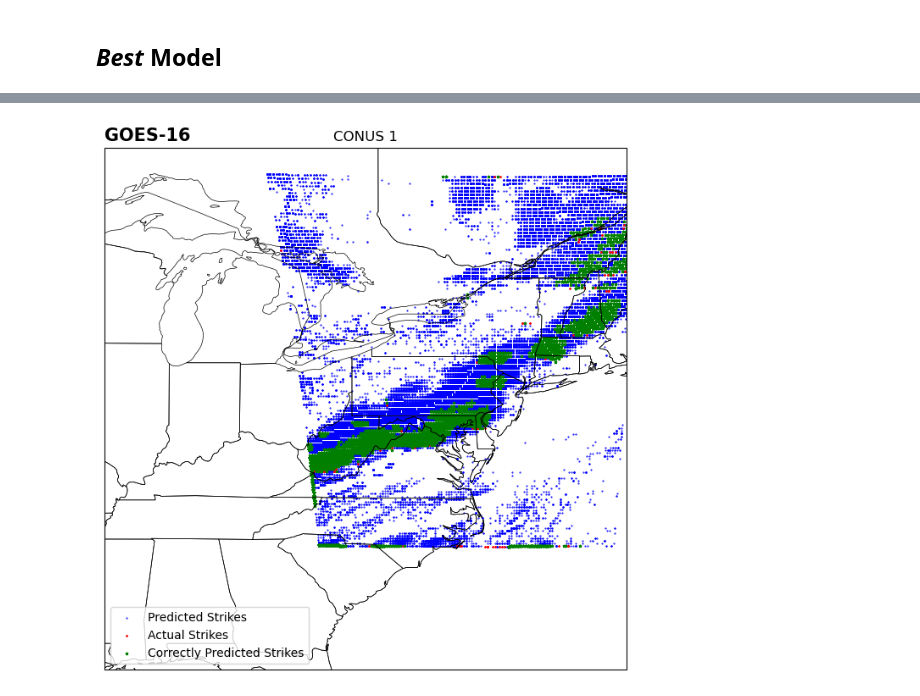
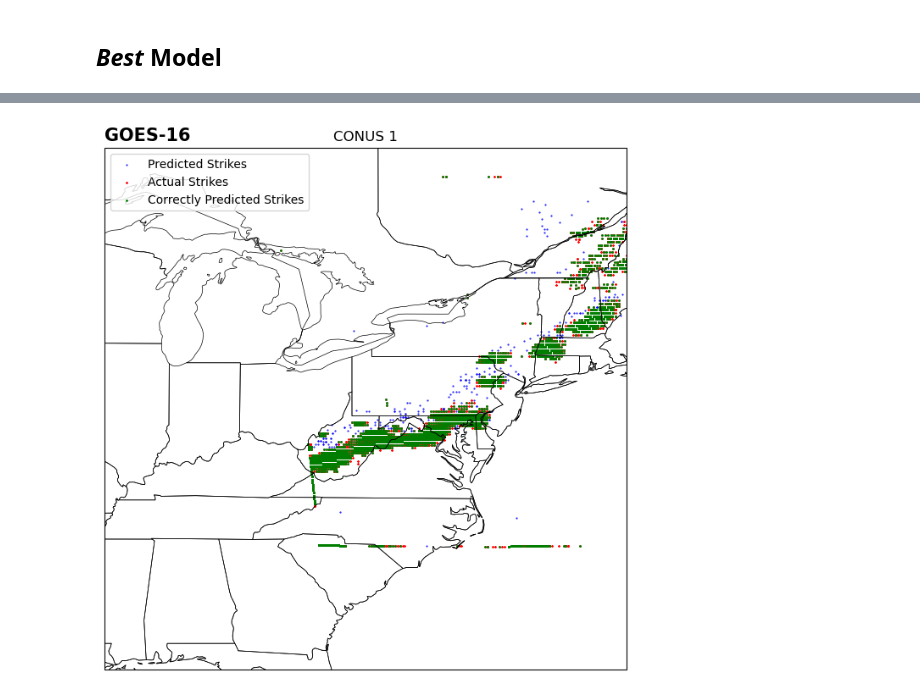
Before and after one commit to robertfeldstein/GitResearch, a Jupyter notebook: LightningEDA.ipynb, the cells around one changed output, grey strips where cells are left out. Saved outputs shown, nothing was run; the diff lists cells and outputs as text; code cells hidden in the pictures.

Commit message:
Improved the plot

```diff
--- a/LightningEDA.ipynb
+++ b/LightningEDA.ipynb
@@ -120,7 +120,7 @@ Note: We specify class_weight = "balanced" to ensure that the logistic regressio
 #Logistic Regression
 
 #BALANCED Logistic Regression!
-model = LogisticRegression(max_iter = 10000,random_state=2)
+model = LogisticRegression(max_iter = 10000,random_state=1, class_weight="balanced")
 
 model.fit(X_train, y_train["Lightning"])
 y_pred = model.predict(X_test)
@@ -161,13 +161,13 @@ Rather than using logistic regression and sigmoid functions to classify our data
 # %%
 # Create a Random Forest model
 #Again, specify balanced class weights!
-model = RandomForestClassifier(n_estimators=10, random_state=2)  # For regression, use RandomForestRegressor
+rf_model = RandomForestClassifier(n_estimators=10, random_state=2,class_weight="balanced")
 
 # Fit the model on the training data
-model.fit(X_train, y_train["Lightning"])
+rf_model.fit(X_train, y_train["Lightning"])
 
 # Make predictions on the test data
-y_pred = model.predict(X_test)
+y_pred = rf_model.predict(X_test)
 
 confusion = confusion_matrix(y_test, y_pred)
 print('Confusion Matrix:')
@@ -439,8 +439,16 @@ plt.show()
 ## *Best* Model
 # %%
 #Apply the light gradient boosting model to the entire dataset
-df["Predicted"] = xgb_model.predict(X)
+df["Predicted"] = rf_model.predict(X)
 df["Predicted"] = df["Predicted"].astype(int)
 df["The Same"] = df["Predicted"] == df["Lightning"]
 df["The Same"] = df["The Same"].astype(int)
-df
+predicted_lats = df[df["Predicted"]==1]["lat"]
+predicted_lons = df[df["Predicted"]==1]["lon"]
+
+actual_lats = df[df["Lightning"]==1]["lat"]
+actual_lons = df[df["Lightning"]==1]["lon"]
+
+#Lats where the prediction was 1 and the actual was 1
+correct_lats = df[(df["Predicted"]==1) & (df["Lightning"]==1)]['lat']
+correct_lons = df[(df["Predicted"]==1) & (df["Lightning"]==1)]['lon']
@@ -471,31 +455,31 @@ correct_lons = df[(df["Predicted"]==1) & (df["Lightning"]==1)]['lon']
 # %%
 #Make a mpa of the predicted strikes and the actual strikes
 
 import cartopy.crs as ccrs
 from datetime import datetime
 
-# lc = ccrs.LambertConformal(central_longitude=-97.5,
-#                             standard_parallels=(38.5, 38.5))
+lc = ccrs.LambertConformal(central_longitude=-97.5,
+                             standard_parallels=(38.5, 38.5))
 
 fig = plt.figure(figsize=(10, 8))
 
 ax = plt.axes(projection=ccrs.PlateCarree())
 ax.set_extent([-90, -70, 30, 50], crs=ccrs.PlateCarree())
 ax.coastlines(resolution='50m', color='black', linewidth=0.5)
 ax.add_feature(ccrs.cartopy.feature.STATES, linewidth=0.5)
 ax.add_feature(ccrs.cartopy.feature.BORDERS, linewidth=0.5)
 
 #Plot the GLM Data
 ax.scatter(predicted_lons[:], predicted_lats[:],  marker = ".",color = 'blue',s=1)
 ax.scatter(actual_lons[:], actual_lats[:],  marker = "*",color = 'red',s=1)
-ax.scatter(correct_lons[:], correct_lats[:],  marker = "*",color = 'green',s=4)
+ax.scatter(correct_lons[:], correct_lats[:],  marker = "*",color = 'green',s=1)
 
 #Add legend
 ax.legend(['Predicted Strikes', 'Actual Strikes', 'Correctly Predicted Strikes'])
 
 
 plt.title('GOES-16', fontweight='bold', fontsize=15, loc='left')
 plt.title('CONUS 1')
 plt.show()
 # %% [output]
-[figure, old version]
+[figure, new version]
```
Also changed, not shown: parts of 5 cells of this notebook.
